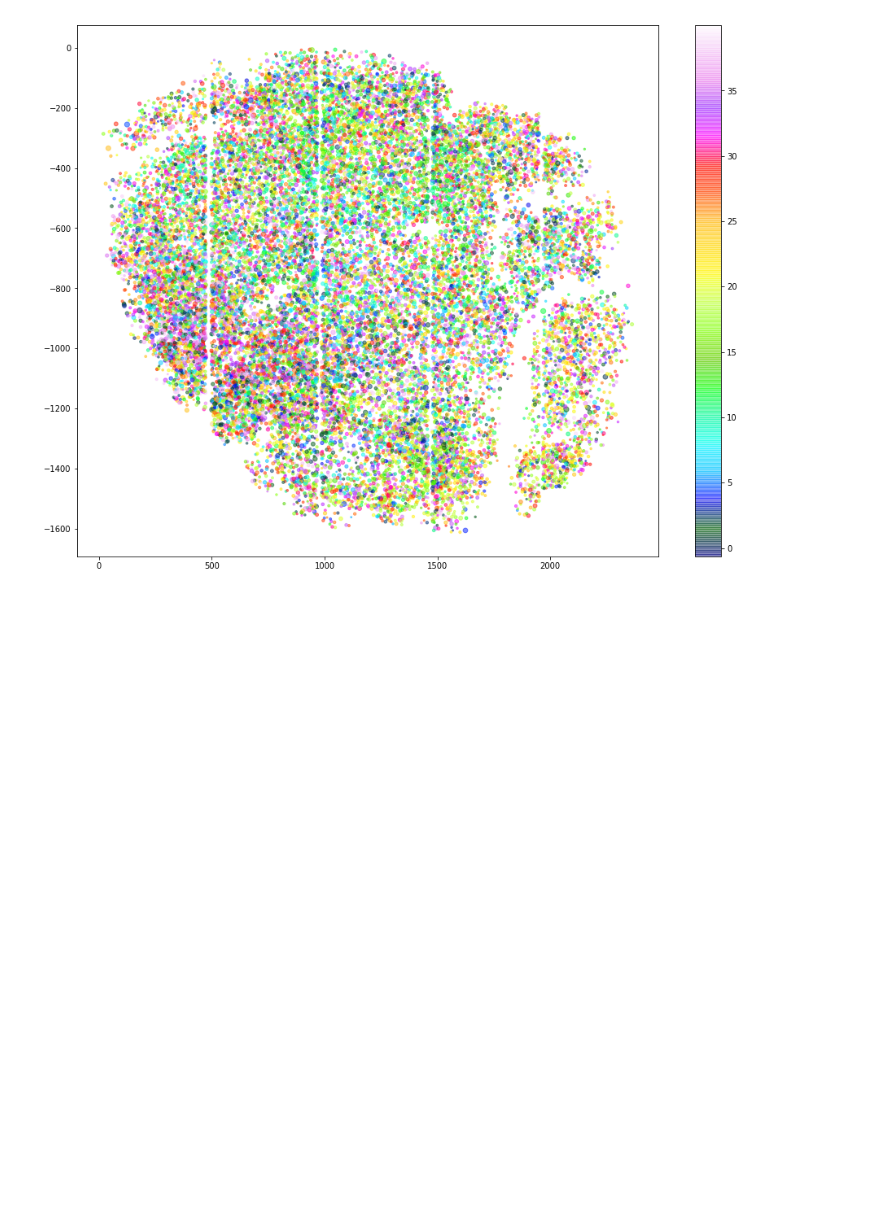
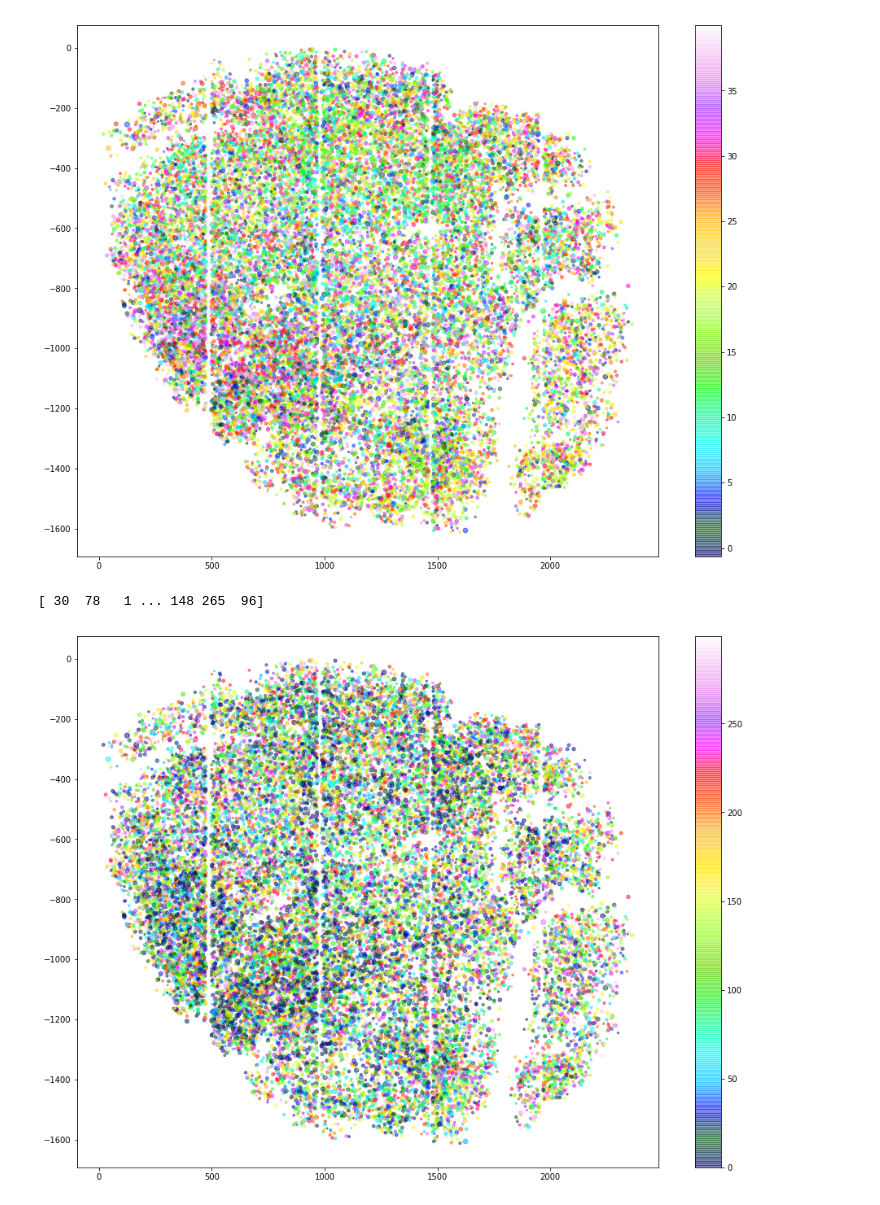
Before and after one commit to MouseLand/EnsemblePursuit, a Jupyter notebook: Visualizations/SpksNotebook.ipynb, the cells around one changed output. Drawn from its saved outputs; the diff is of its cells as text; code cells hidden in the pictures; blank space fills up the shorter version.

```diff
--- a/Visualizations/SpksNotebook.ipynb
+++ b/Visualizations/SpksNotebook.ipynb
@@ -105,3 +105,18 @@ plt.colorbar()
 plt.show()
 # %% [output]
 [figure]
+# %%
+max_ensemble=np.argmax(U,axis=1)
+print(max_ensemble)
+# %% [output]
+[ 30  78   1 ... 148 265  96]
+# %%
+# HERE color cells according to their rastermap embedding
+lam=model.lam
+plt.figure(figsize=(16,12))
+plt.scatter(xpos, -ypos, s=50*lam/np.max(lam), c=max_ensemble,
+            cmap='gist_ncar', alpha = .5)
+plt.colorbar()
+plt.show()
+# %% [output]
+[figure, added]
```
Also changed, not shown: parts of 1 cell of this notebook.
